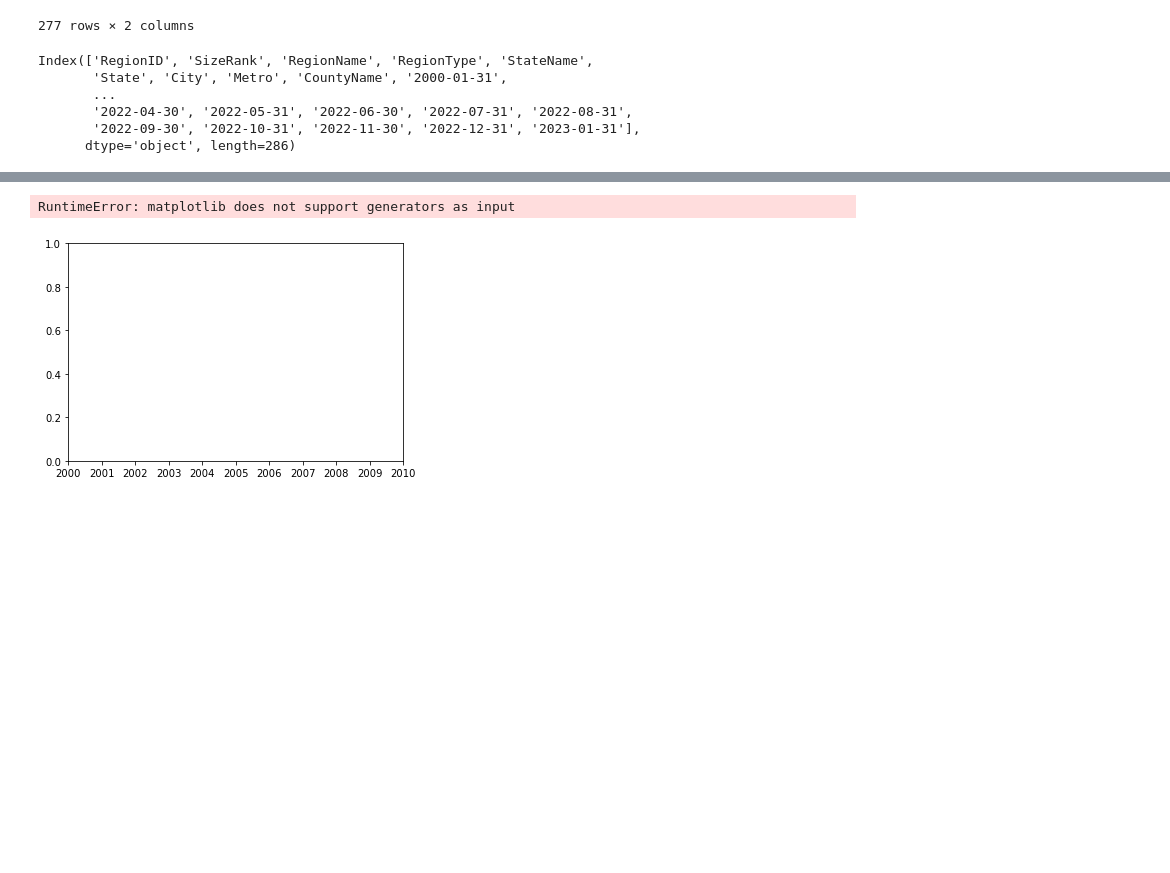
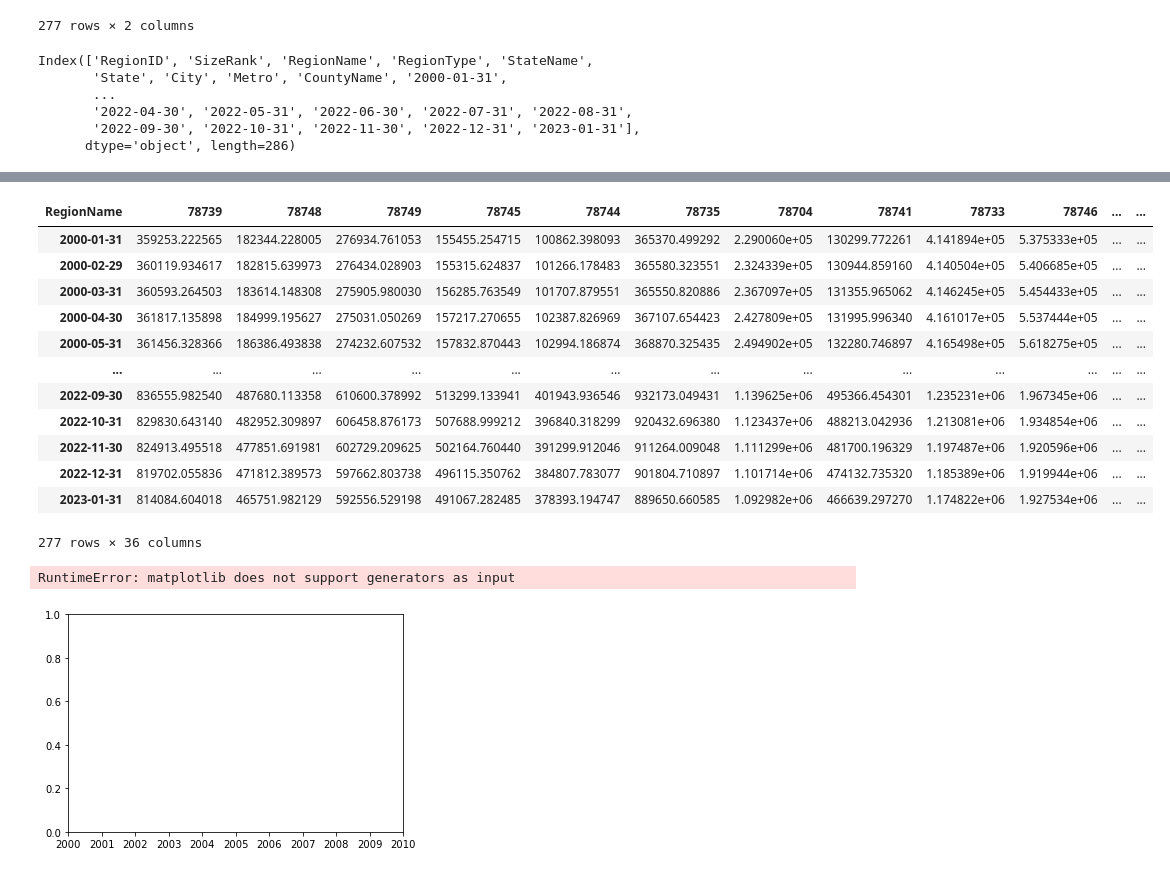
Before and after one commit to JenniferM-BShulyak/zillow_austin_housing_market, a Jupyter notebook: initial_setup.ipynb, the cells around one changed output, grey strips where cells are left out. Cells and saved outputs as stored; diff of their text form; code cells hidden in the pictures; blank space fills up the shorter version.

```diff
--- a/initial_setup.ipynb
+++ b/initial_setup.ipynb
@@ -99 +83,19 @@ df_local_corrected
+# %%
+df_local_ready = df_local_corrected.loc[:, [78739, 78748, 78749, 78745, 78744, 78735, 78704, 78741, 78733, 78746, 78703, 78701, 78702, 78721, 78705, 78722, 78723, 78751, 78754, 78731, 78730, 78732, 78726, 78750, 78759, 78757, 78752, 78752, 78724, 78754, 78753, 78758, 78717, 78729, 78727, 78728]]
+# %%
+df_local_ready
+# %% [output]
+| RegionName | 78739 | 78748 | 78749 | 78745 | 78744 | 78735 | 78704 | 78741 | 78733 | 78746 | ... | ... |
+| 2000-01-31 | 359253.222565 | 182344.228005 | 276934.761053 | 155455.254715 | 100862.398093 | 365370.499292 | 2.290060e+05 | 130299.772261 | 4.141894e+05 | 5.375333e+05 | ... | ... |
+| 2000-02-29 | 360119.934617 | 182815.639973 | 276434.028903 | 155315.624837 | 101266.178483 | 365580.323551 | 2.324339e+05 | 130944.859160 | 4.140504e+05 | 5.406685e+05 | ... | ... |
+| 2000-03-31 | 360593.264503 | 183614.148308 | 275905.980030 | 156285.763549 | 101707.879551 | 365550.820886 | 2.367097e+05 | 131355.965062 | 4.146245e+05 | 5.454433e+05 | ... | ... |
+| 2000-04-30 | 361817.135898 | 184999.195627 | 275031.050269 | 157217.270655 | 102387.826969 | 367107.654423 | 2.427809e+05 | 131995.996340 | 4.161017e+05 | 5.537444e+05 | ... | ... |
+| 2000-05-31 | 361456.328366 | 186386.493838 | 274232.607532 | 157832.870443 | 102994.186874 | 368870.325435 | 2.494902e+05 | 132280.746897 | 4.165498e+05 | 5.618275e+05 | ... | ... |
+| ... | ... | ... | ... | ... | ... | ... | ... | ... | ... | ... | ... | ... |
+| 2022-09-30 | 836555.982540 | 487680.113358 | 610600.378992 | 513299.133941 | 401943.936546 | 932173.049431 | 1.139625e+06 | 495366.454301 | 1.235231e+06 | 1.967345e+06 | ... | ... |
+| 2022-10-31 | 829830.643140 | 482952.309897 | 606458.876173 | 507688.999212 | 396840.318299 | 920432.696380 | 1.123437e+06 | 488213.042936 | 1.213081e+06 | 1.934854e+06 | ... | ... |
+| 2022-11-30 | 824913.495518 | 477851.691981 | 602729.209625 | 502164.760440 | 391299.912046 | 911264.009048 | 1.111299e+06 | 481700.196329 | 1.197487e+06 | 1.920596e+06 | ... | ... |
+| 2022-12-31 | 819702.055836 | 471812.389573 | 597662.803738 | 496115.350762 | 384807.783077 | 901804.710897 | 1.101714e+06 | 474132.735320 | 1.185389e+06 | 1.919944e+06 | ... | ... |
+| 2023-01-31 | 814084.604018 | 465751.982129 | 592556.529198 | 491067.282485 | 378393.194747 | 889650.660585 | 1.092982e+06 | 466639.297270 | 1.174822e+06 | 1.927534e+06 | ... | ... |
+277 rows × 36 columns
 # %%
```
Also changed, not shown: parts of 6 cells of this notebook, 2 other files.
